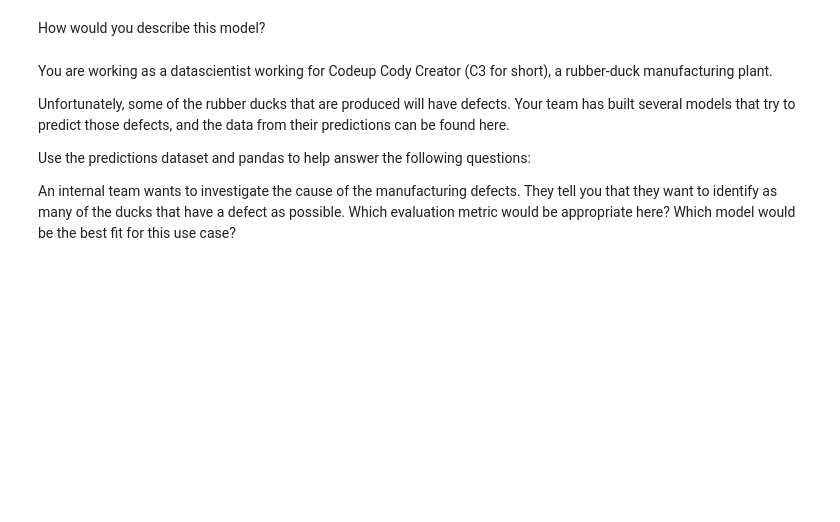
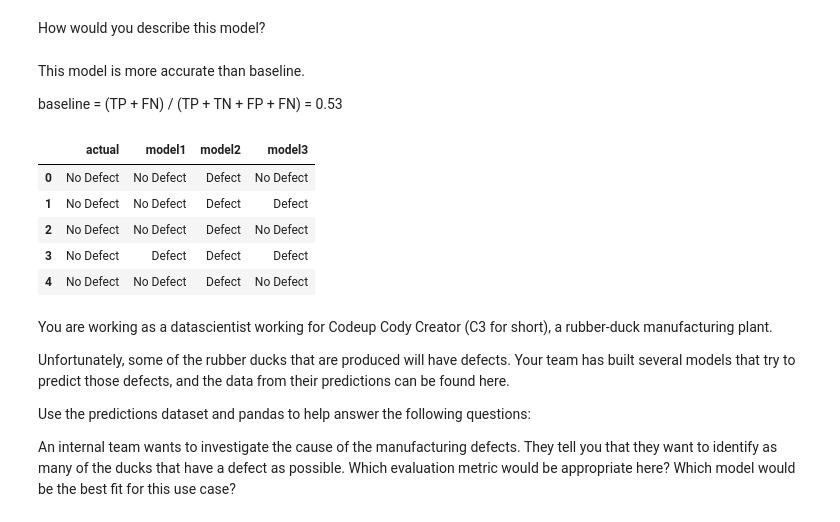
Before and after one commit to dashbringhurst/classification-exercises, a Jupyter notebook: model_evaluation.ipynb, the cells around one changed output. Saved outputs shown, nothing was run; the diff lists cells and outputs as text; code cells hidden in the pictures; blank space fills up the shorter version.

```diff
--- a/model_evaluation.ipynb
+++ b/model_evaluation.ipynb
@@ -13,5 +31,19 @@ In the context of this problem, what is a false negative?
 # %% [markdown]
 How would you describe this model?
+# %% [markdown]
+This model is more accurate than baseline.
+
+baseline = (TP + FN) / (TP + TN + FP + FN) = 0.53
+# %%
+df = pd.read_csv('c3.csv')
+df.head()
+# %% [output]
+|  | actual | model1 | model2 | model3 |
+| 0 | No Defect | No Defect | Defect | No Defect |
+| 1 | No Defect | No Defect | Defect | Defect |
+| 2 | No Defect | No Defect | Defect | No Defect |
+| 3 | No Defect | Defect | Defect | Defect |
+| 4 | No Defect | No Defect | Defect | No Defect |
 # %% [markdown]
 You are working as a datascientist working for Codeup Cody Creator (C3 for short), a rubber-duck manufacturing plant.
 
```
Also changed, not shown: parts of 36 cells of this notebook.
